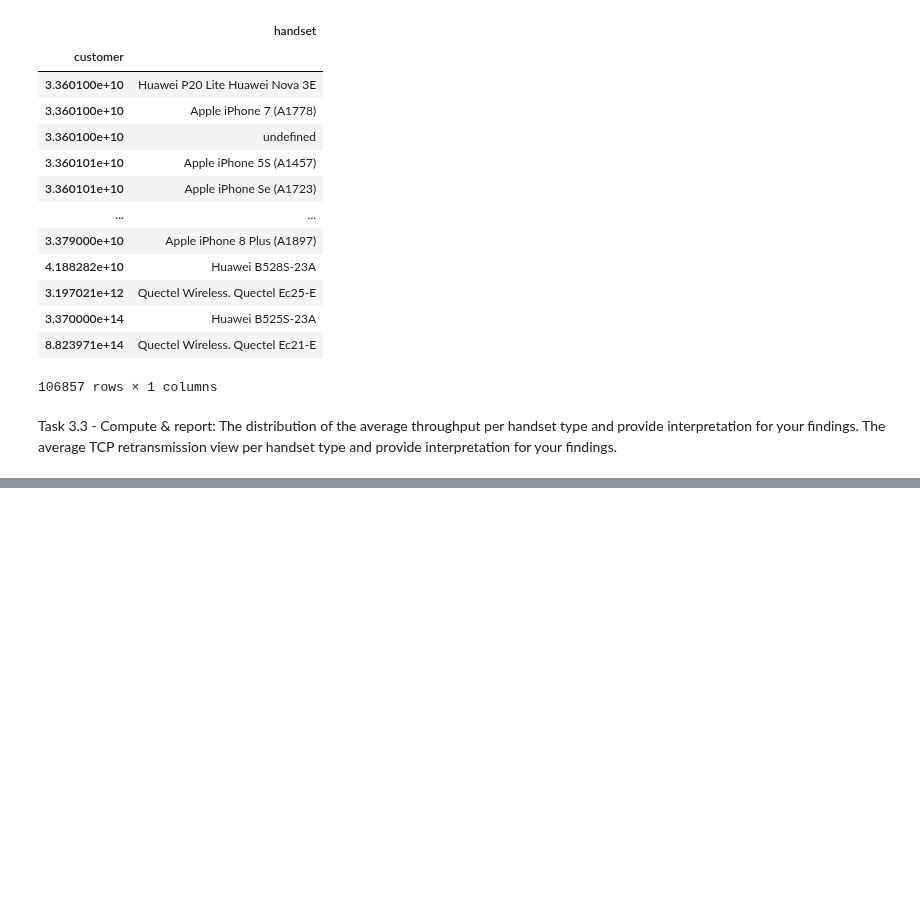
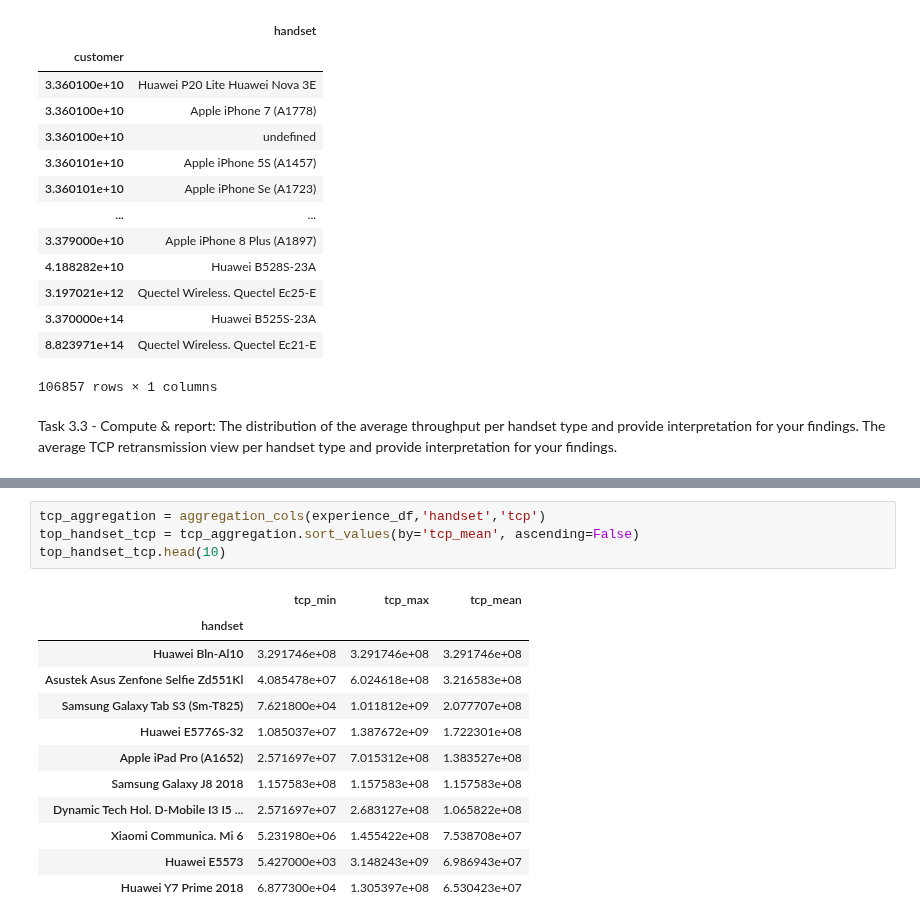
Before and after one commit to tutorialcreation/TelComChallenge, a Jupyter notebook: notebooks/Experience Analysis.ipynb, the cells around one changed output, grey strips where cells are left out. Cells and saved outputs as stored; diff of their text form; blank space fills up the shorter version.

```diff
--- a/notebooks/Experience Analysis.ipynb
+++ b/notebooks/Experience Analysis.ipynb
@@ -244,0 +258,17 @@ top_customers_tp.head(10)
+# %%
+tcp_aggregation = aggregation_cols(experience_df,'handset','tcp')
+top_handset_tcp = tcp_aggregation.sort_values(by='tcp_mean', ascending=False)
+top_handset_tcp.head(10)
+# %% [output]
+|  | tcp_min | tcp_max | tcp_mean |
+| handset |  |  |  |
+| Huawei Bln-Al10 | 3.291746e+08 | 3.291746e+08 | 3.291746e+08 |
+| Asustek Asus Zenfone Selfie Zd551Kl | 4.085478e+07 | 6.024618e+08 | 3.216583e+08 |
+| Samsung Galaxy Tab S3 (Sm-T825) | 7.621800e+04 | 1.011812e+09 | 2.077707e+08 |
+| Huawei E5776S-32 | 1.085037e+07 | 1.387672e+09 | 1.722301e+08 |
+| Apple iPad Pro (A1652) | 2.571697e+07 | 7.015312e+08 | 1.383527e+08 |
+| Samsung Galaxy J8 2018 | 1.157583e+08 | 1.157583e+08 | 1.157583e+08 |
+| Dynamic Tech Hol. D-Mobile I3 I5 ... | 2.571697e+07 | 2.683127e+08 | 1.065822e+08 |
+| Xiaomi Communica. Mi 6 | 5.231980e+06 | 1.455422e+08 | 7.538708e+07 |
+| Huawei E5573 | 5.427000e+03 | 3.148243e+09 | 6.986943e+07 |
+| Huawei Y7 Prime 2018 | 6.877300e+04 | 1.305397e+08 | 6.530423e+07 |
```
Also changed, not shown: parts of 6 cells of this notebook.
